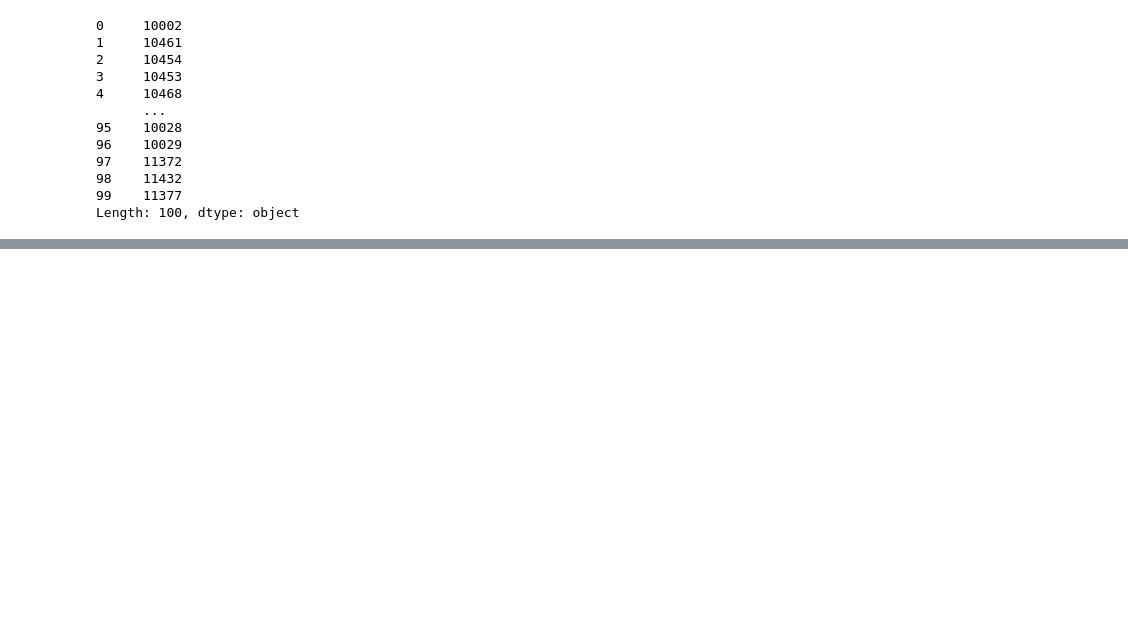
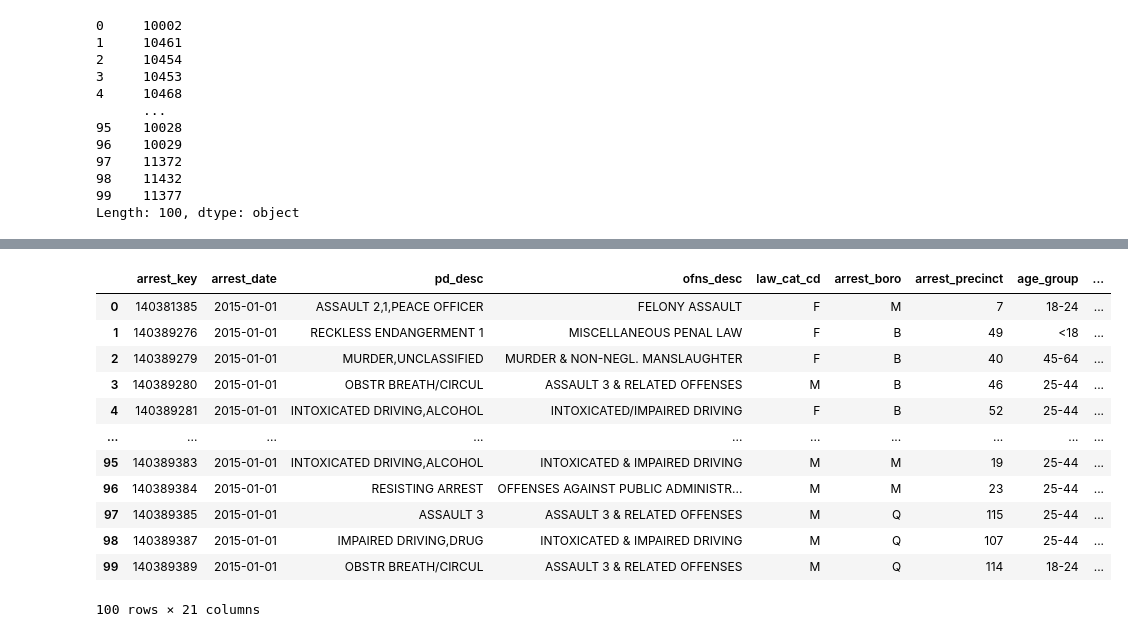
Before and after one commit to AmitSamra/NYC_Crime, a Jupyter notebook: nyc_crime_python.ipynb, the cells around one changed output, grey strips where cells are left out. Drawn from its saved outputs; the diff is of its cells as text; code cells hidden in the pictures; blank space fills up the shorter version.

```diff
--- a/nyc_crime_python.ipynb
+++ b/nyc_crime_python.ipynb
@@ -1039,2 +1081,20 @@ Length: 100, dtype: object
+# %%
+gdf = gdf.drop(gdf[gdf['latitude']==0.0].index)
+gdf = gdf.drop(gdf[gdf.longitude==0.0].index)
+gdf
+# %% [output]
+|  | arrest_key | arrest_date | pd_desc | ofns_desc | law_cat_cd | arrest_boro | arrest_precinct | age_group | ... |
+| 0 | 140381385 | 2015-01-01 | ASSAULT 2,1,PEACE OFFICER | FELONY ASSAULT | F | M | 7 | 18-24 | ... |
+| 1 | 140389276 | 2015-01-01 | RECKLESS ENDANGERMENT 1 | MISCELLANEOUS PENAL LAW | F | B | 49 | <18 | ... |
+| 2 | 140389279 | 2015-01-01 | MURDER,UNCLASSIFIED | MURDER & NON-NEGL. MANSLAUGHTER | F | B | 40 | 45-64 | ... |
+| 3 | 140389280 | 2015-01-01 | OBSTR BREATH/CIRCUL | ASSAULT 3 & RELATED OFFENSES | M | B | 46 | 25-44 | ... |
+| 4 | 140389281 | 2015-01-01 | INTOXICATED DRIVING,ALCOHOL | INTOXICATED/IMPAIRED DRIVING | F | B | 52 | 25-44 | ... |
+| ... | ... | ... | ... | ... | ... | ... | ... | ... | ... |
+| 95 | 140389383 | 2015-01-01 | INTOXICATED DRIVING,ALCOHOL | INTOXICATED & IMPAIRED DRIVING | M | M | 19 | 25-44 | ... |
+| 96 | 140389384 | 2015-01-01 | RESISTING ARREST | OFFENSES AGAINST PUBLIC ADMINISTR... | M | M | 23 | 25-44 | ... |
+| 97 | 140389385 | 2015-01-01 | ASSAULT 3 | ASSAULT 3 & RELATED OFFENSES | M | Q | 115 | 25-44 | ... |
+| 98 | 140389387 | 2015-01-01 | IMPAIRED DRIVING,DRUG | INTOXICATED & IMPAIRED DRIVING | M | Q | 107 | 25-44 | ... |
+| 99 | 140389389 | 2015-01-01 | OBSTR BREATH/CIRCUL | ASSAULT 3 & RELATED OFFENSES | M | Q | 114 | 18-24 | ... |
+100 rows × 21 columns
 # %%
 nyc_map = gpd.read_file(gpd.datasets.get_path('nybb'))
```
Also changed, not shown: parts of 17 cells of this notebook.
